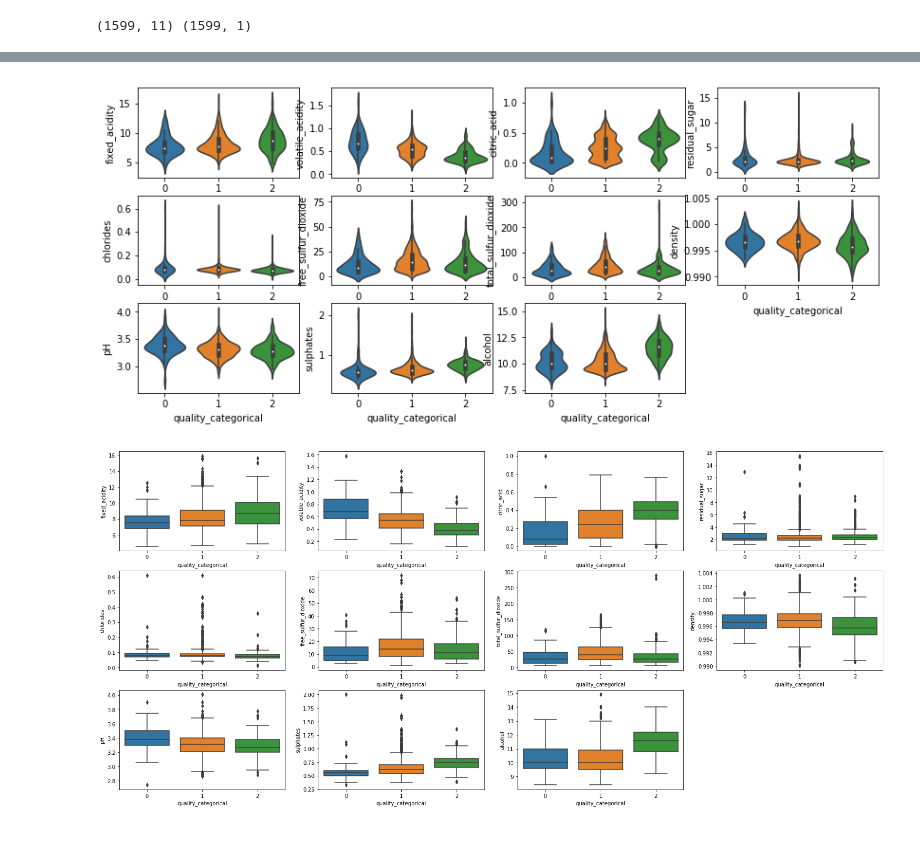
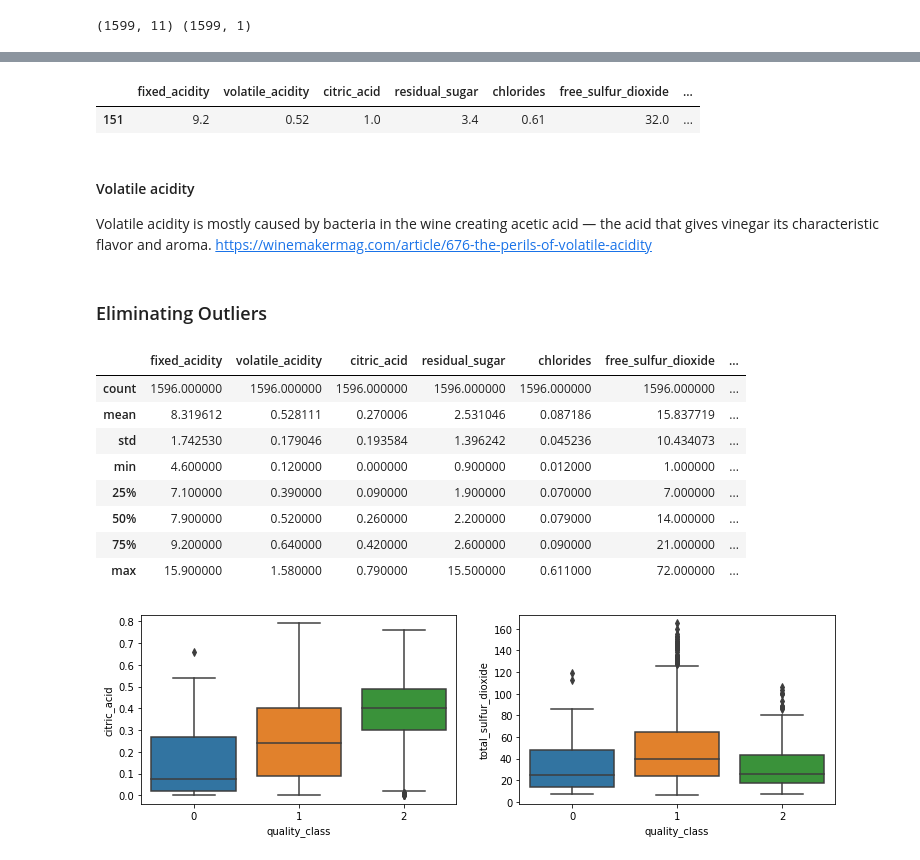
Before and after one commit to rahulughade/winequality, a Jupyter notebook: redwine.ipynb, the cells around one changed output, grey strips where cells are left out. Saved outputs shown, nothing was run; the diff lists cells and outputs as text; code cells hidden in the pictures.

```diff
--- a/redwine.ipynb
+++ b/redwine.ipynb
@@ -270,7 +189,8 @@ Lasso picked 9 variables and eliminated the other 2 variables
 # %%
+#Plot important features
 imp_coef = coef.sort_values()
 import matplotlib
-matplotlib.rcParams['figure.figsize'] = (8.0, 10.0)
+matplotlib.rcParams['figure.figsize'] = (6.0, 6.0)
 imp_coef.plot(kind = "barh")
 plt.title("Feature importance using Lasso Model")
 plt.show()
@@ -278,0 +235,9 @@ plt.show()
+# %%
+# #Defining the splits for wine quality. 1–4 will be poor quality, 5–6 will be average, 7–10 will be great
+bins = [1,4,6,10]
+#0 for low quality, 1 for average, 2 for great quality
+quality_labels=[0,1,2]
+redwine_data['quality_class'] = pd.cut(redwine_data['quality'], bins=bins, labels=quality_labels, include_lowest=True)
+#Displays the first 2 columns
+# display(redwine_data.head(n=10))
+redwine_data.head()
@@ -279,11 +291,37 @@ plt.show()
+# %%
+redwine_data[redwine_data.citric_acid > 0.8]
+# %% [output]
+|  | fixed_acidity | volatile_acidity | citric_acid | residual_sugar | chlorides | free_sulfur_dioxide | ... |
+| 151 | 9.2 | 0.52 | 1.0 | 3.4 | 0.61 | 32.0 | ... |
+# %% [markdown]
+#### Volatile acidity
+Volatile acidity is mostly caused by bacteria in the wine creating acetic acid — the acid that gives vinegar its characteristic flavor and aroma.
+https://winemakermag.com/article/676-the-perils-of-volatile-acidity
+# %% [markdown]
+### Eliminating Outliers
+# %%
+redwine_df_trimmed = redwine_data.drop(redwine_data[(redwine_data.citric_acid > 0.9 ) | \
+                                                    (redwine_data.total_sulfur_dioxide > 165)].index)
+redwine_df_trimmed.describe()
+# %% [output]
+|  | fixed_acidity | volatile_acidity | citric_acid | residual_sugar | chlorides | free_sulfur_dioxide | ... |
+| count | 1596.000000 | 1596.000000 | 1596.000000 | 1596.000000 | 1596.000000 | 1596.000000 | ... |
+| mean | 8.319612 | 0.528111 | 0.270006 | 2.531046 | 0.087186 | 15.837719 | ... |
+| std | 1.742530 | 0.179046 | 0.193584 | 1.396242 | 0.045236 | 10.434073 | ... |
+| min | 4.600000 | 0.120000 | 0.000000 | 0.900000 | 0.012000 | 1.000000 | ... |
+| 25% | 7.100000 | 0.390000 | 0.090000 | 1.900000 | 0.070000 | 7.000000 | ... |
+| 50% | 7.900000 | 0.520000 | 0.260000 | 2.200000 | 0.079000 | 14.000000 | ... |
+| 75% | 9.200000 | 0.640000 | 0.420000 | 2.600000 | 0.090000 | 21.000000 | ... |
+| max | 15.900000 | 1.580000 | 0.790000 | 15.500000 | 0.611000 | 72.000000 | ... |
 # %%
-#
-plt.figure(figsize=(14,8))
-
-for column_index, column in enumerate(features_raw_new.columns):
-    if column == 'quality_categorical':
+#Plotting columns after removing outliers
+plt.figure(figsize=(26,16))
+no_outliers = redwine_df_trimmed.loc[:,["citric_acid","total_sulfur_dioxide","quality_class"]]
+# outliers = redwine_df_trimmed.loc[:,redwine_df_trimmed['citric_acid','total_sulfur_dioxide','quality_categorical']]
+for column_index, column in enumerate(no_outliers.columns):
+    if column == 'quality_class':
         continue
     plt.subplot(4, 4, column_index + 1)
-    sb.violinplot(x='quality_categorical', y=column, data=features_raw_new)
+    sns.boxplot(x='quality_class', y=column, data=no_outliers)
 # %% [output]
-[figure, old version]
+[figure, new version]
@@ -300,11 +327,0 @@ sb.boxplot(x='quality_categorical', y='volatile_acidity', data=redwine_data)
-# %%
-#
-plt.figure(figsize=(26,16))
-
-for column_index, column in enumerate(features_raw_new.columns):
-    if column == 'quality_categorical':
-        continue
-    plt.subplot(4, 4, column_index + 1)
-    sb.boxplot(x='quality_categorical', y=column, data=features_raw_new)
-# %% [output]
-[figure, removed]
```
Also changed, not shown: parts of 60 cells of this notebook, 1 other file.
